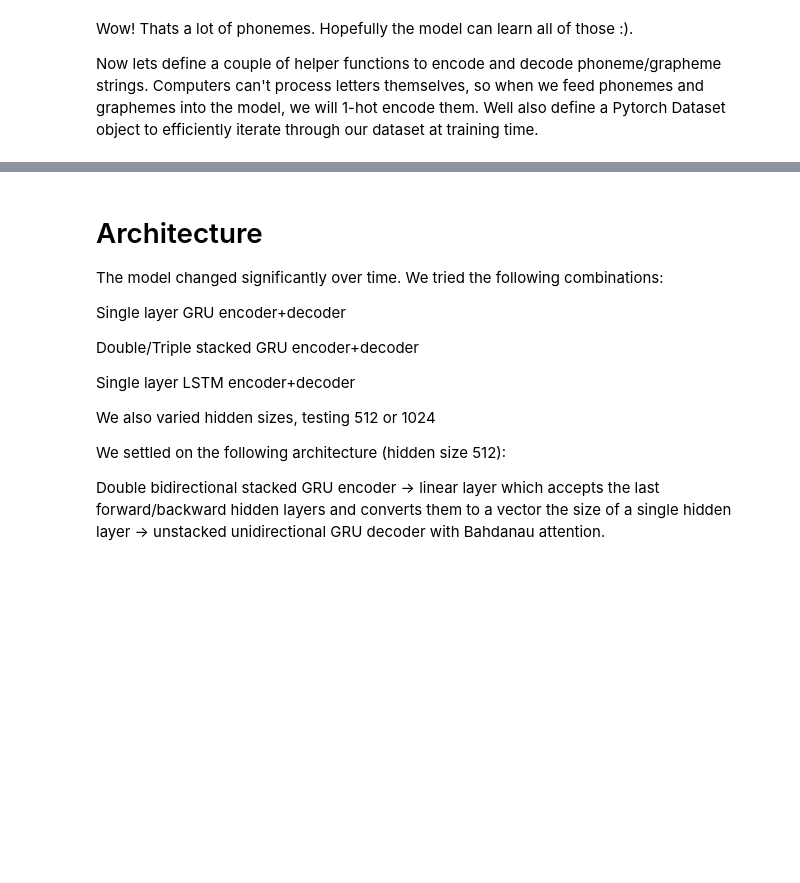
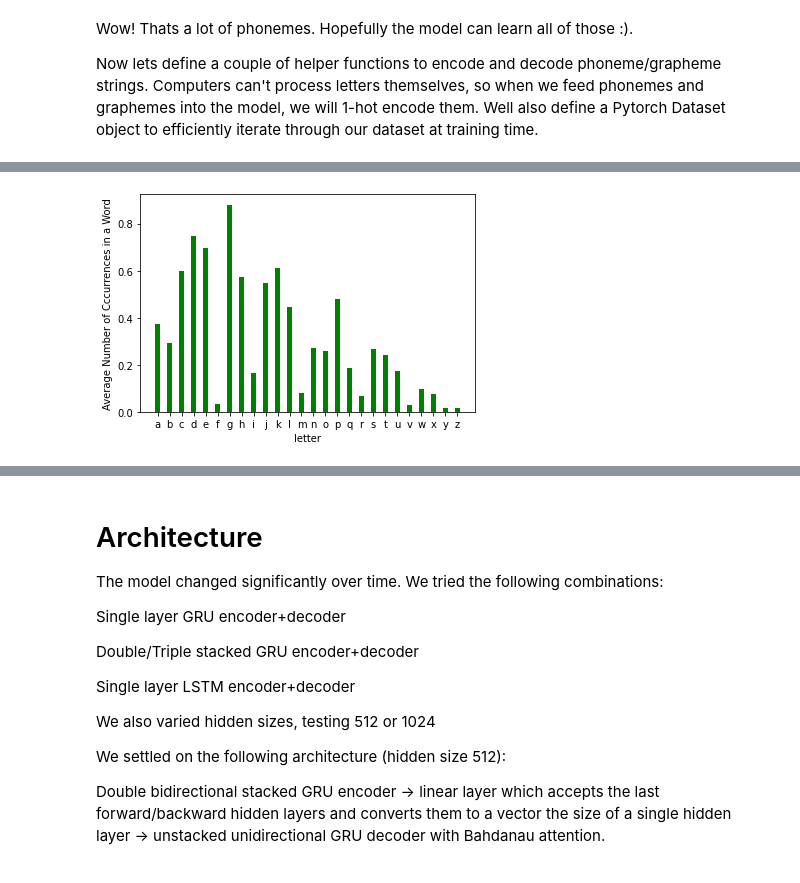
Before and after one commit to trigaten/phoneme-to-grapheme, a Jupyter notebook: Phoneme to Grapheme CMSC320 Final Project.ipynb, the cells around one changed output, grey strips where cells are left out. Drawn from its saved outputs; the diff is of its cells as text; code cells hidden in the pictures; blank space fills up the shorter version.

```diff
--- a/Phoneme to Grapheme CMSC320 Final Project.ipynb
+++ b/Phoneme to Grapheme CMSC320 Final Project.ipynb
@@ -497,0 +529,24 @@ class P2GDataset(Dataset):
+# %%
+# calculate the distribution of letters (graphemes)
+dict = {}
+for index in range(len(dataset.data)):
+    p, g = dataset.data.iloc[index]
+    lowString = g.lower()
+    for char in lowString:
+        if char in dict:
+            dict[char] += 1
+        else:
+            dict[char] = 1
+Y = []
+for ele in dict.keys():
+    Y.append(dict[ele]/len(dataset.data))
+
+X = dict.keys()
+fig = plt.figure()
+plt.bar(sorted(X), Y, 0.4, color="green")
+plt.xlabel("letter")
+plt.ylabel("Average Number of Cccurrences in a Word")
+plt.title("")
+plt.show()
+# %% [output]
+[figure, added]
```
Also changed, not shown: parts of 8 cells of this notebook, 1 other file.
